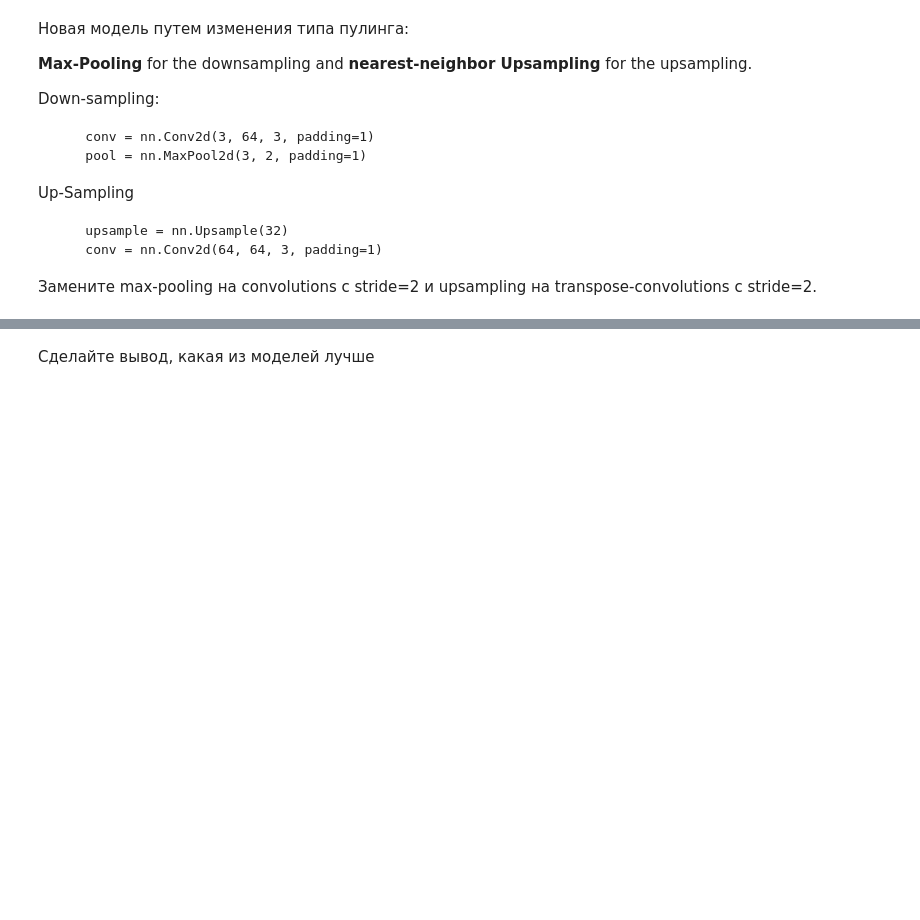
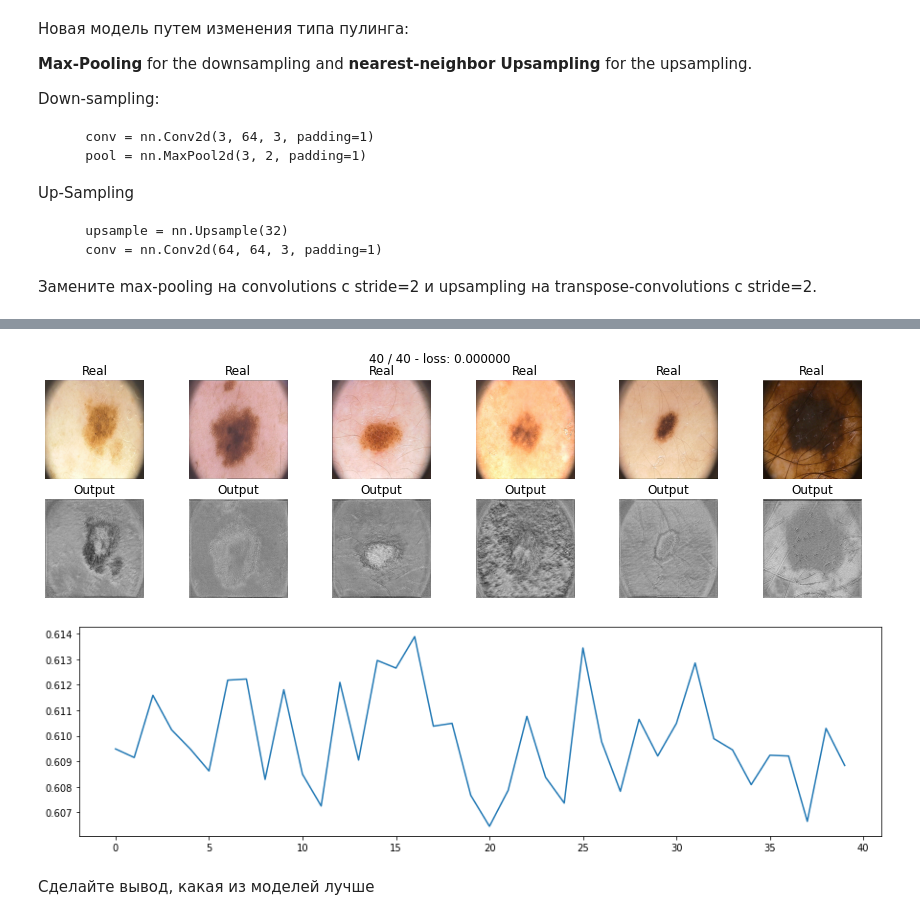
Before and after one commit to OlegTkhor/DLS_homework, a Jupyter notebook: [hw]semantic_segmentation.ipynb, the cells around one changed output, grey strips where cells are left out. Cells and saved outputs as stored; diff of their text form; code cells hidden in the pictures; blank space fills up the shorter version.

```diff
--- a/[hw]semantic_segmentation.ipynb
+++ b/[hw]semantic_segmentation.ipynb
@@ -912,3 +932,12 @@ train(unet2_model, optim.Adam(unet2_model.parameters()), bce_loss, 5, data_tr, d
+# %%
+unet2_model_Tversky = UNet2().to(device)
+unet2_model_Tversky, unet2_Tversky_loss = train(unet2_model_Tversky, optim.Adam(unet2_model.parameters()), TverskyLoss, 40, data_tr, data_val)
+unet2_model_Tversky.to('cpu')
+plt.plot(unet2_Tversky_loss)
+plt.show()
+# %% [output]
+[figure, added]
+[figure, added]
 # %% [markdown]
 Сделайте вывод, какая из моделей лучше
 # %% [markdown]
```
Also changed, not shown: parts of 18 cells of this notebook.
